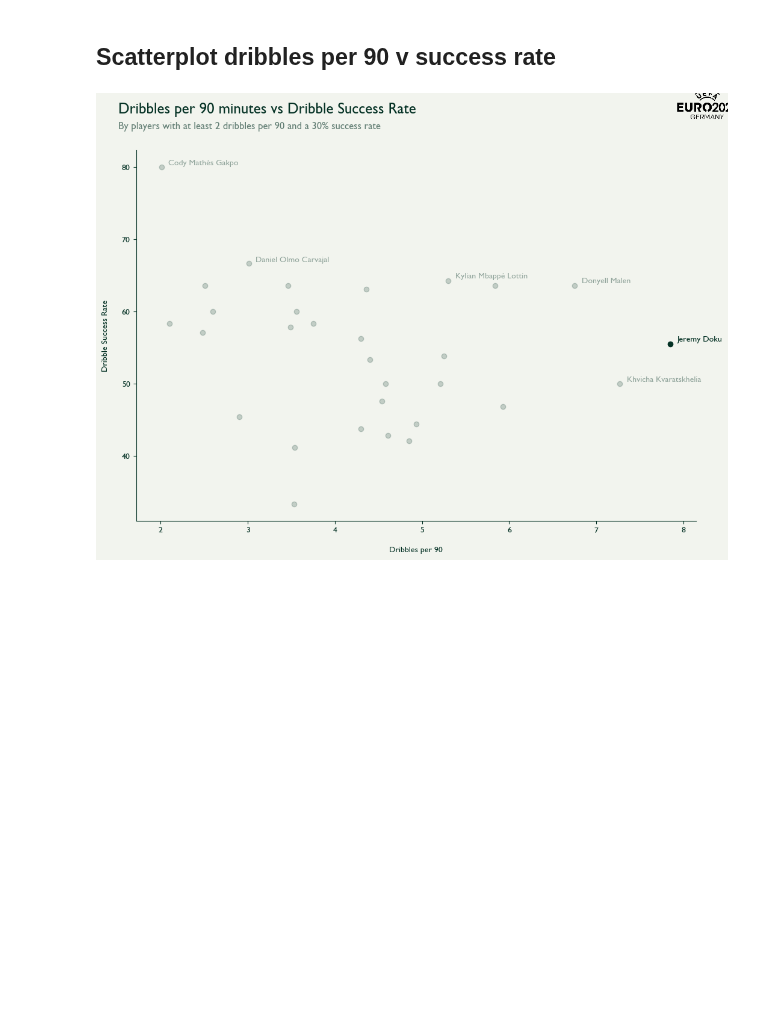
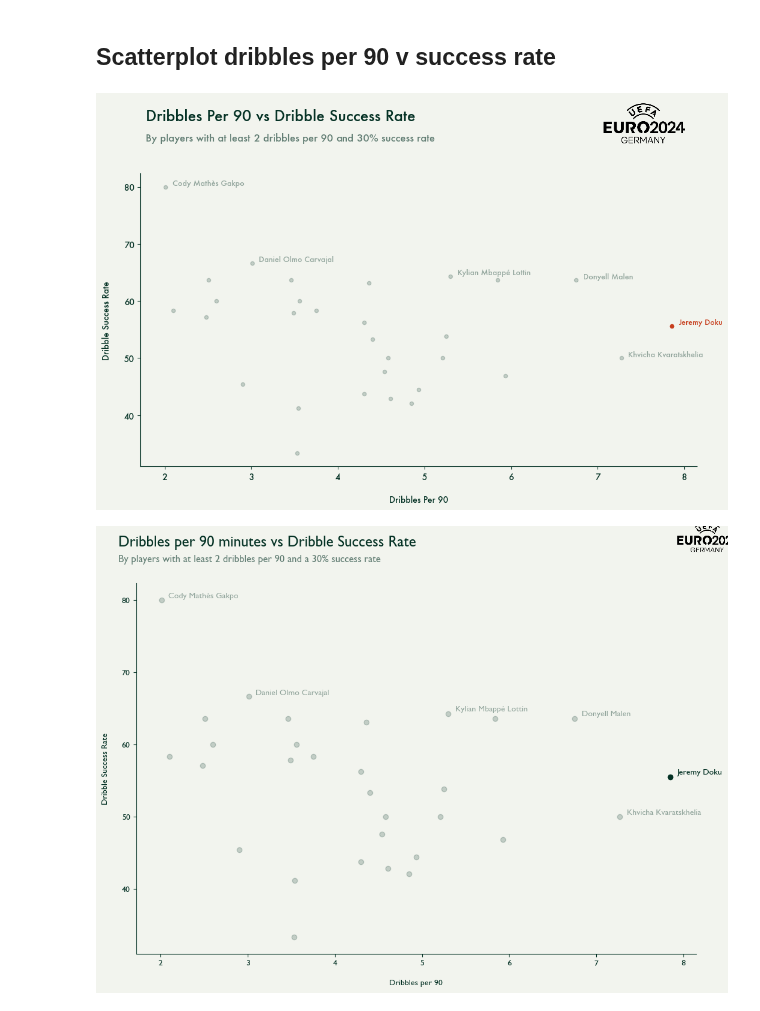
Before and after one commit to MarijnSt/soccermatics-project-1, a Jupyter notebook: doku_analysis.ipynb, the cells around one changed output. Saved outputs shown, nothing was run; the diff lists cells and outputs as text; code cells hidden in the pictures; blank space fills up the shorter version.

Commit message:
refactor: dribbles per 90 v success rate

```diff
--- a/doku_analysis.ipynb
+++ b/doku_analysis.ipynb
@@ -849,6 +849,70 @@ plt.show()
 [figure]
 # %% [markdown]
 ## Scatterplot dribbles per 90 v success rate
+# %%
+# Get top dribblers (more than 2 dribbles per 90 and more than 30% success rate)
+min_dribbles_per_90 = 2
+min_success_rate = 30
+df_top_dribblers = df_player_stats[(df_player_stats['dribbles_per_90'] >= min_dribbles_per_90) & (df_player_stats['dribble_success_rate'] >= min_success_rate)]
+
+# Set up plot
+fig, heading_ax, main_ax, legend_ax = setup_plot()
+alpha = 0.6
+
+# Remove legend (not needed)
+legend_ax.remove()
+
+
+# HEADING
+
+# Add title
+heading_ax.text(0.01, 0.9, 'Dribbles Per 90 vs Dribble Success Rate', fontsize=h1_size, ha='left', va='center')
+heading_ax.text(0.01, 0.3, 'By players with at least', fontsize=p_size, ha='left', va='center', alpha=alpha)
+heading_ax.text(0.205, 0.3, f'{min_dribbles_per_90} dribbles per 90', fontsize=p_size, ha='left', va='center', alpha=alpha)
+heading_ax.text(0.352, 0.3, 'and', fontsize=p_size, ha='left', va='center', alpha=alpha)
+heading_ax.text(0.389, 0.3, f'{min_success_rate}% success rate', fontsize=p_size, ha='left', va='center', alpha=alpha)
+
+# Add Euros 2024 logo
+logo = mpimg.imread('euro_2024_logo.png')
+imagebox = OffsetImage(logo, zoom=0.2)
+ab = AnnotationBbox(imagebox, (0.98, 0.7), xycoords='axes fraction', box_alignment=(1, 0.5), frameon=False)
+heading_ax.add_artist(ab)
+
+
+# MAIN
+
+main_ax.set_xlabel('Dribbles Per 90', labelpad=15)
+main_ax.set_ylabel('Dribble Success Rate', labelpad=15)
+
+def set_color_and_alpha(player_name):
+    if player_name == 'Jeremy Doku':
+        return red_color, 1.0, 1.0
+    else:
+        return dark_color, 0.2, 0.4
+
+# Scatter plot of dribbles per 90 and dribble success rate
+for i, row in df_top_dribblers.iterrows():
+    color, dot_alpha, text_alpha = set_color_and_alpha(row['player_name'])
+    main_ax.scatter(row['dribbles_per_90'], row['dribble_success_rate'], color=color, alpha=dot_alpha, s=20)
+
+# Get important players: top 3 per 90 and top 3 per success rate
+df_top_per_90 = df_top_dribblers.sort_values('dribbles_per_90', ascending=False).head(3)
+df_top_success_rate = df_top_dribblers.sort_values('dribble_success_rate', ascending=False).head(3)
+
+# Plot important player names
+for i, row in df_top_per_90.iterrows():
+    color, dot_alpha, text_alpha = set_color_and_alpha(row['player_name'])
+    main_ax.text(x = row['dribbles_per_90'] + 0.08, y = row['dribble_success_rate'] + 0.3, s=row['player_name'], fontsize=9, alpha=text_alpha, color=color)
+
+for i, row in df_top_success_rate.iterrows():
+    color, dot_alpha, text_alpha = set_color_and_alpha(row['player_name'])
+    main_ax.text(x = row['dribbles_per_90'] + 0.08, y = row['dribble_success_rate'] + 0.3, s=row['player_name'], fontsize=9, alpha=text_alpha, color=color)
+
+# Save and show plot
+save_plot(fig, 'dribbles_per_90_v_success_rate.png')
+plt.show()
+# %% [output]
+[figure, added]
 # %%
 # Filter out players with less than 2 dribbles per 90 and less than 30% success rate
 df_filtered = df_player_stats[(df_player_stats['dribbles_per_90'] >= 2) & (df_player_stats['dribble_success_rate'] >= 30)]
```
Also changed, not shown: parts of 1 cell of this notebook, 1 other file.
